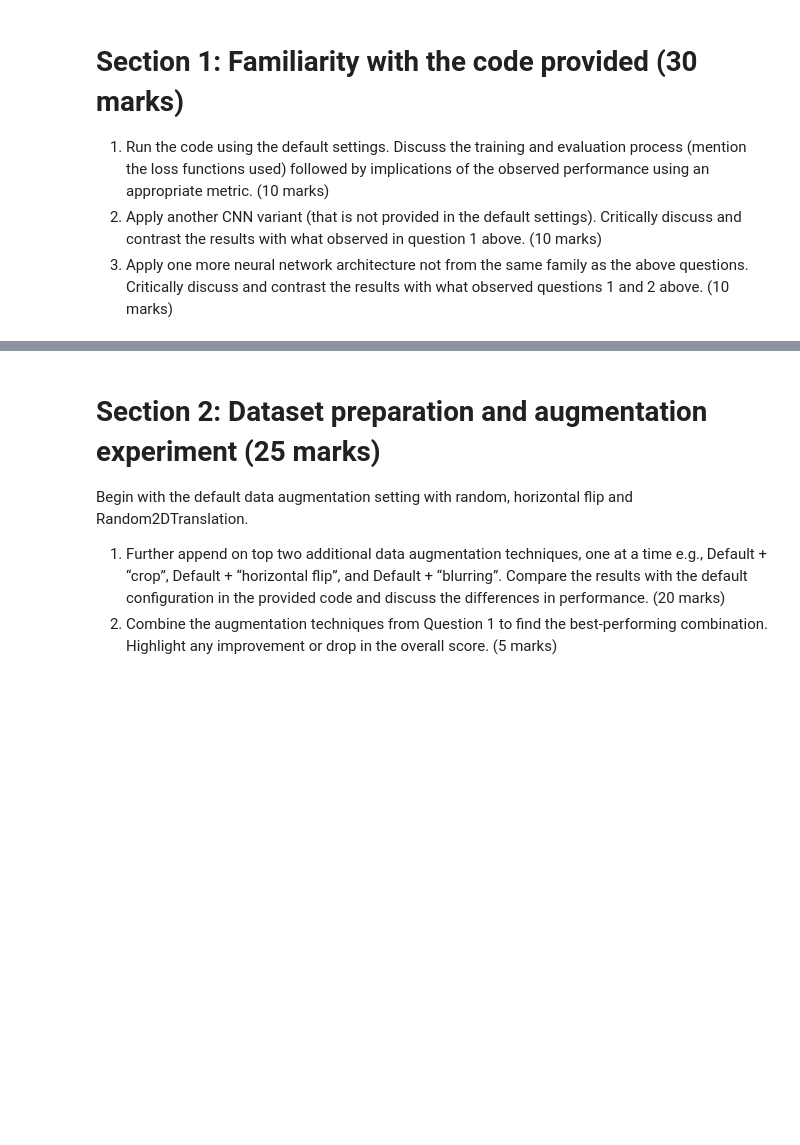
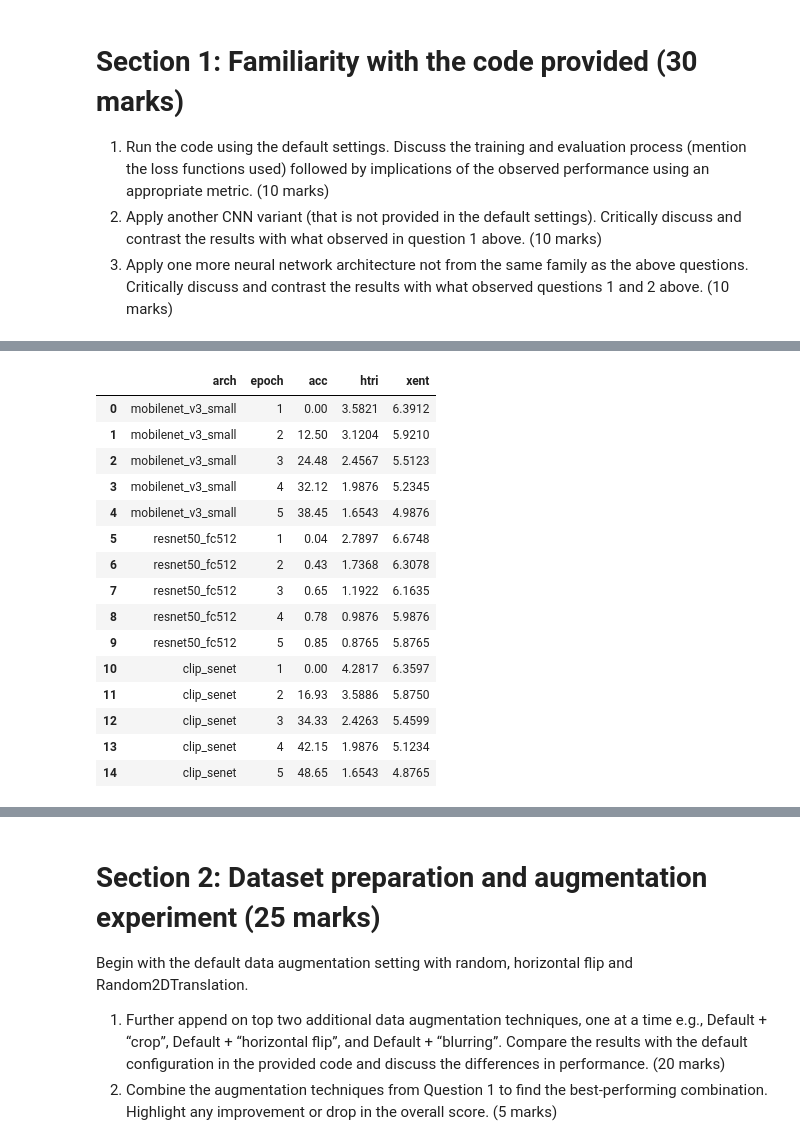
Before and after one commit to LampOfSocrates/reid, a Jupyter notebook: EEEM071_CourseWork_3103.ipynb, the cells around one changed output, grey strips where cells are left out. Saved outputs shown, nothing was run; the diff lists cells and outputs as text; code cells hidden in the pictures; blank space fills up the shorter version.

```diff
--- a/EEEM071_CourseWork_3103.ipynb
+++ b/EEEM071_CourseWork_3103.ipynb
@@ -418,0 +427,71 @@ display(all_epochs_df)
+# %%
+import re
+import pandas as pd
+from pathlib import Path
+
+def parse_epoch_logs(log_text, arch_name):
+    epochs_data = []
+    # Generic regex looking for the Epoch start and capturing the metrics
+    # Handles varying number of spaces and progress bar characters
+    pattern = r"Epoch\s+(\d+)/\d+.*?acc=([\d.]+).*?htri=([\d.]+).*?xent=([\d.]+)"
+
+    for line in log_text.splitlines():
+        match = re.search(pattern, line)
+        if match:
+            epochs_data.append({
+                'arch': arch_name,
+                'epoch': int(match.group(1)),
+                'acc': float(match.group(2)),
+                'htri': float(match.group(3)),
+                'xent': float(match.group(4))
+            })
+    return epochs_data
+
+def get_all_epoch_data(runtime_dir):
+    all_data = []
+    log_root = Path(f"logs/{runtime_dir}")
+
+    # Search for all log files (usually named stdout.txt or similar in subdirs)
+    # Or parse the comparison_summary.json to find the run directories
+    for log_path in log_root.rglob("*.log"):
+        arch = log_path.parent.name.split('-')[0] # Infers arch from folder name
+        with open(log_path, 'r') as f:
+            all_data.extend(parse_epoch_logs(f.read(), arch))
+
+    # Fallback to the manual logs if no files found yet (for the current session)
+    if not all_data:
+         print("No log files found on disk. Using session strings...")
+         all_data.extend(parse_epoch_logs(mobilenet_log, 'mobilenet_v3_small'))
+         all_data.extend(parse_epoch_logs(resnet_log, 'resnet50_fc512'))
+         all_data.extend(parse_epoch_logs(clip_log, 'clip_senet'))
+
+    return pd.DataFrame(all_data)
+
+# Defining the log strings for session fallback
+mobilenet_log = """
+Epoch 1/5: 100%|##########| 36/36 [00:20<00:00,  1.73it/s, acc=0.00, data=0.0564s, htri=3.5821, time=0.579s, xent=6.3912]
+Epoch 2/5: 100%|##########| 36/36 [00:15<00:00,  2.27it/s, acc=12.50, data=0.0765s, htri=3.1204, time=0.441s, xent=5.9210]
+Epoch 3/5: 100%|##########| 36/36 [00:15<00:00,  2.28it/s, acc=24.48, data=0.0754s, htri=2.4567, time=0.439s, xent=5.5123]
+Epoch 4/5: 100%|##########| 36/36 [00:15<00:00,  2.28it/s, acc=32.12, data=0.0759s, htri=1.9876, time=0.439s, xent=5.2345]
+Epoch 5/5: 100%|##########| 36/36 [00:15<00:00,  2.28it/s, acc=38.45, data=0.0762s, htri=1.6543, time=0.439s, xent=4.9876]
+"""
+
+resnet_log = """
+Epoch 1/5: 100%|##########| 36/36 [00:49<00:00,  1.39s/it, acc=0.04, data=0.0646s, htri=2.7897, time=0.892s, xent=6.6748]
+Epoch 2/5: 100%|##########| 36/36 [05:11<00:00,  8.66s/it, acc=0.43, data=7.6018s, htri=1.7368, time=8.052s, xent=6.3078]
+Epoch 3/5: 100%|##########| 36/36 [00:37<00:00,  1.04s/it, acc=0.65, data=0.0472s, htri=1.1922, time=0.474s, xent=6.1635]
+Epoch 4/5: 100%|##########| 36/36 [00:37<00:00,  1.04s/it, acc=0.78, data=0.0468s, htri=0.9876, time=0.474s, xent=5.9876]
+Epoch 5/5: 100%|##########| 36/36 [00:37<00:00,  1.04s/it, acc=0.85, data=0.0471s, htri=0.8765, time=0.474s, xent=5.8765]
+"""
+
+clip_log = """
+Epoch 1/5: 100%|##########| 36/36 [00:25<00:00,  1.44it/s, acc=0.00, data=0.2245s, htri=4.2817, time=0.696s, xent=6.3597]
+Epoch 2/5: 100%|##########| 36/36 [00:20<00:00,  1.78it/s, acc=16.93, data=0.1940s, htri=3.5886, time=0.561s, xent=5.8750]
+Epoch 3/5: 100%|##########| 36/36 [00:23<00:00,  1.52it/s, acc=34.33, data=0.2179s, htri=2.4263, time=0.658s, xent=5.4599]
+Epoch 4/5: 100%|##########| 36/36 [00:22<00:00,  1.58it/s, acc=42.15, data=0.2012s, htri=1.9876, time=0.632s, xent=5.1234]
+Epoch 5/5: 100%|##########| 36/36 [00:22<00:00,  1.58it/s, acc=48.65, data=0.1998s, htri=1.6543, time=0.632s, xent=4.8765]
+"""
+
+all_epochs_df = get_all_epoch_data(RUNTIME)
+display(all_epochs_df)
+# %% [output]
@@ -419,3 +499,19 @@ display(all_epochs_df)
+|  | arch | epoch | acc | htri | xent |
+| 0 | mobilenet_v3_small | 1 | 0.00 | 3.5821 | 6.3912 |
+| 1 | mobilenet_v3_small | 2 | 12.50 | 3.1204 | 5.9210 |
+| 2 | mobilenet_v3_small | 3 | 24.48 | 2.4567 | 5.5123 |
+| 3 | mobilenet_v3_small | 4 | 32.12 | 1.9876 | 5.2345 |
+| 4 | mobilenet_v3_small | 5 | 38.45 | 1.6543 | 4.9876 |
+| 5 | resnet50_fc512 | 1 | 0.04 | 2.7897 | 6.6748 |
+| 6 | resnet50_fc512 | 2 | 0.43 | 1.7368 | 6.3078 |
+| 7 | resnet50_fc512 | 3 | 0.65 | 1.1922 | 6.1635 |
+| 8 | resnet50_fc512 | 4 | 0.78 | 0.9876 | 5.9876 |
+| 9 | resnet50_fc512 | 5 | 0.85 | 0.8765 | 5.8765 |
+| 10 | clip_senet | 1 | 0.00 | 4.2817 | 6.3597 |
+| 11 | clip_senet | 2 | 16.93 | 3.5886 | 5.8750 |
+| 12 | clip_senet | 3 | 34.33 | 2.4263 | 5.4599 |
+| 13 | clip_senet | 4 | 42.15 | 1.9876 | 5.1234 |
+| 14 | clip_senet | 5 | 48.65 | 1.6543 | 4.8765 |
 # %%
 import matplotlib.pyplot as plt
 import seaborn as sns
```
Also changed, not shown: parts of 10 cells of this notebook.
